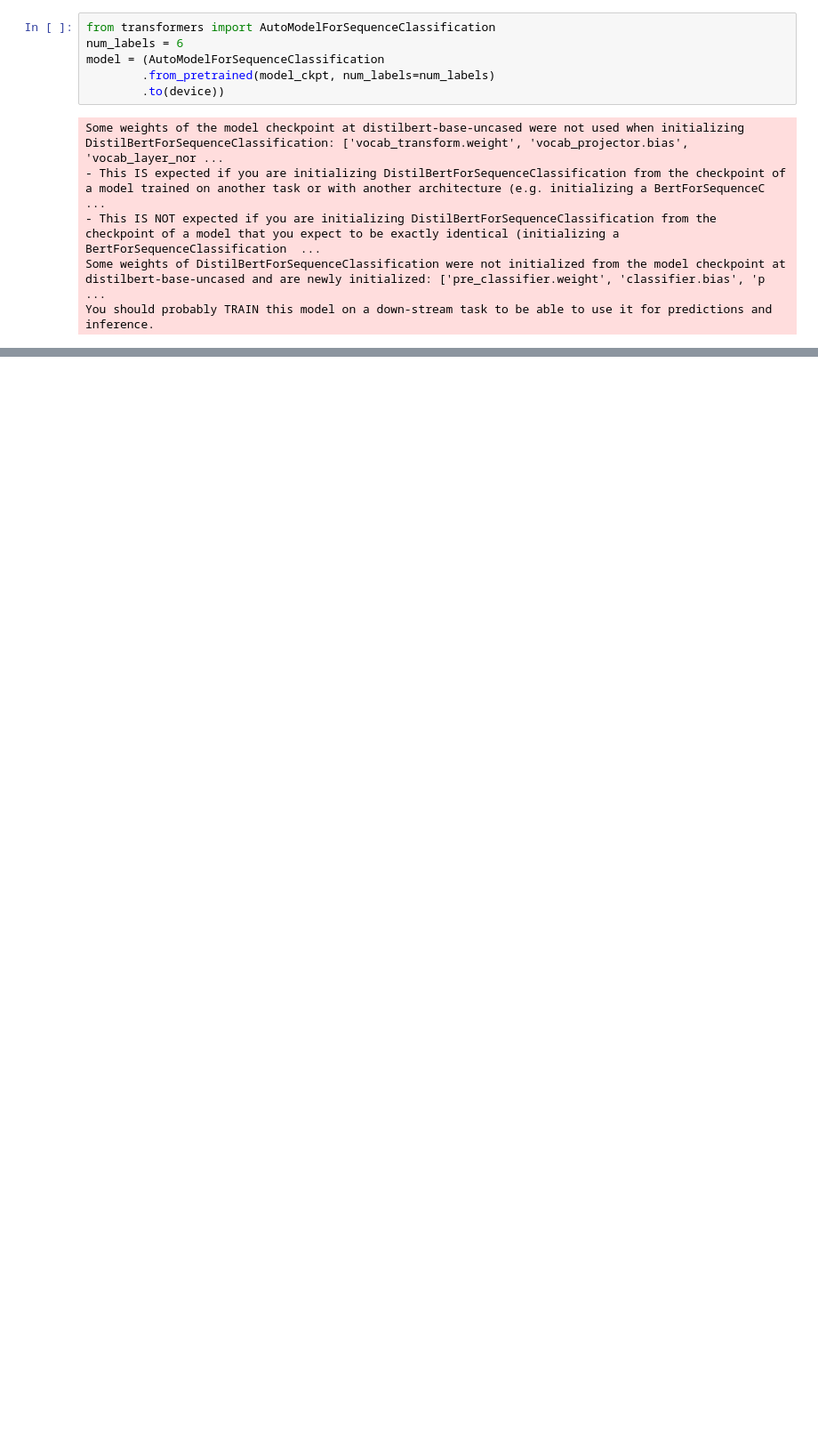
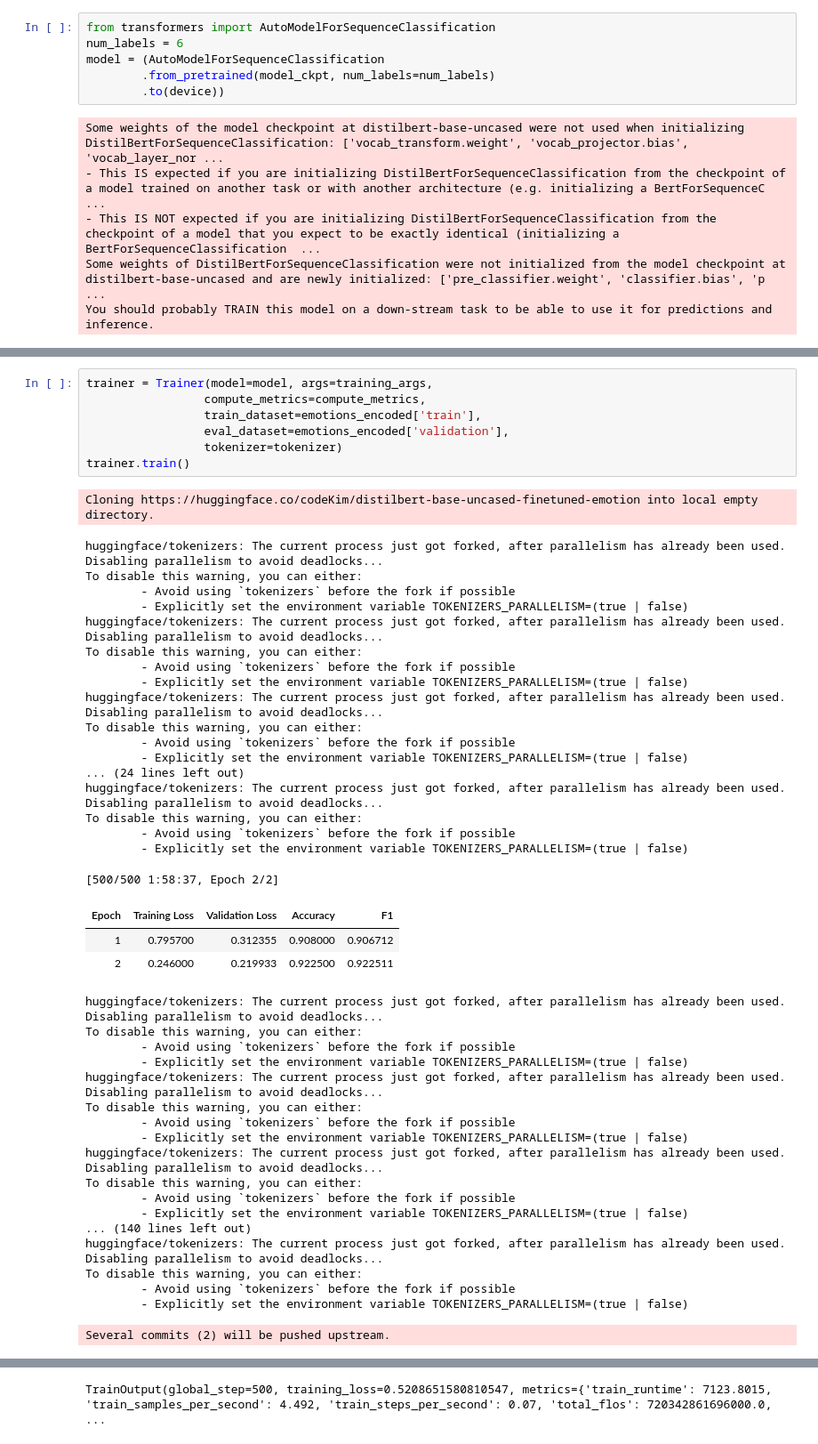
Before and after one commit to justin-kim3000/NLP, a Jupyter notebook: huggingface/text_token.ipynb, the cells around one changed output, grey strips where cells are left out. Shown: that part at 89% size. Cells and saved outputs as stored; diff of their text form; blank space fills up the shorter version.

```diff
--- a/huggingface/text_token.ipynb
+++ b/huggingface/text_token.ipynb
@@ -409,0 +401,48 @@ SyntaxError: positional argument follows keyword argument (2491385167.py, line 5
+# %%
+trainer = Trainer(model=model, args=training_args,
+                 compute_metrics=compute_metrics,
+                 train_dataset=emotions_encoded['train'],
+                 eval_dataset=emotions_encoded['validation'],
+                 tokenizer=tokenizer)
+trainer.train()
+# %% [output]
+Cloning https://huggingface.co/codeKim/distilbert-base-uncased-finetuned-emotion into local empty directory.
+huggingface/tokenizers: The current process just got forked, after parallelism has already been used. Disabling parallelism to avoid deadlocks...
+To disable this warning, you can either:
+        - Avoid using `tokenizers` before the fork if possible
+        - Explicitly set the environment variable TOKENIZERS_PARALLELISM=(true | false)
+huggingface/tokenizers: The current process just got forked, after parallelism has already been used. Disabling parallelism to avoid deadlocks...
+To disable this warning, you can either:
+        - Avoid using `tokenizers` before the fork if possible
+        - Explicitly set the environment variable TOKENIZERS_PARALLELISM=(true | false)
+huggingface/tokenizers: The current process just got forked, after parallelism has already been used. Disabling parallelism to avoid deadlocks...
+To disable this warning, you can either:
+        - Avoid using `tokenizers` before the fork if possible
+        - Explicitly set the environment variable TOKENIZERS_PARALLELISM=(true | false)
+... (24 lines left out)
+huggingface/tokenizers: The current process just got forked, after parallelism has already been used. Disabling parallelism to avoid deadlocks...
+To disable this warning, you can either:
+        - Avoid using `tokenizers` before the fork if possible
+        - Explicitly set the environment variable TOKENIZERS_PARALLELISM=(true | false)
+[500/500 1:58:37, Epoch 2/2]
+| Epoch | Training Loss | Validation Loss | Accuracy | F1 |
+| 1 | 0.795700 | 0.312355 | 0.908000 | 0.906712 |
+| 2 | 0.246000 | 0.219933 | 0.922500 | 0.922511 |
+huggingface/tokenizers: The current process just got forked, after parallelism has already been used. Disabling parallelism to avoid deadlocks...
+To disable this warning, you can either:
+        - Avoid using `tokenizers` before the fork if possible
+        - Explicitly set the environment variable TOKENIZERS_PARALLELISM=(true | false)
+huggingface/tokenizers: The current process just got forked, after parallelism has already been used. Disabling parallelism to avoid deadlocks...
+To disable this warning, you can either:
+        - Avoid using `tokenizers` before the fork if possible
+        - Explicitly set the environment variable TOKENIZERS_PARALLELISM=(true | false)
+huggingface/tokenizers: The current process just got forked, after parallelism has already been used. Disabling parallelism to avoid deadlocks...
+To disable this warning, you can either:
+        - Avoid using `tokenizers` before the fork if possible
+        - Explicitly set the environment variable TOKENIZERS_PARALLELISM=(true | false)
+... (140 lines left out)
+huggingface/tokenizers: The current process just got forked, after parallelism has already been used. Disabling parallelism to avoid deadlocks...
+To disable this warning, you can either:
+        - Avoid using `tokenizers` before the fork if possible
+        - Explicitly set the environment variable TOKENIZERS_PARALLELISM=(true | false)
+Several commits (2) will be pushed upstream.
@@ -409,0 +466 @@ SyntaxError: positional argument follows keyword argument (2491385167.py, line 5
+TrainOutput(global_step=500, training_loss=0.5208651580810547, metrics={'train_runtime': 7123.8015, 'train_samples_per_second': 4.492, 'train_steps_per_second': 0.07, 'total_flos': 720342861696000.0,  ...
```
Also changed, not shown: parts of 16 cells of this notebook.
